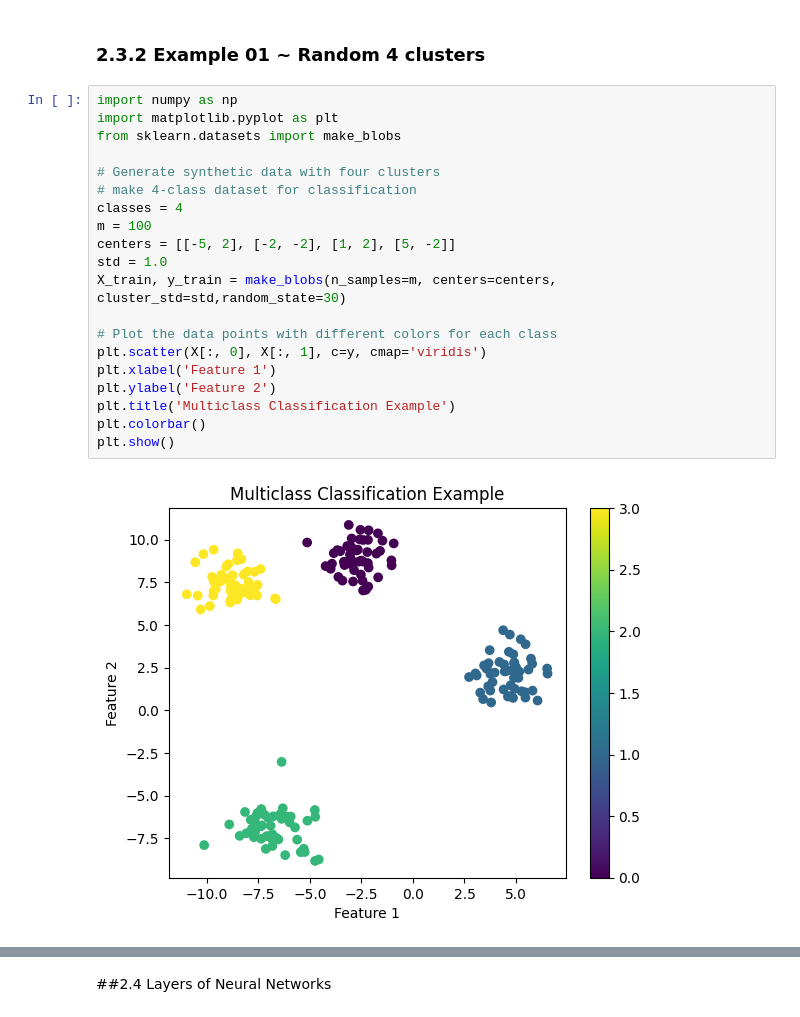
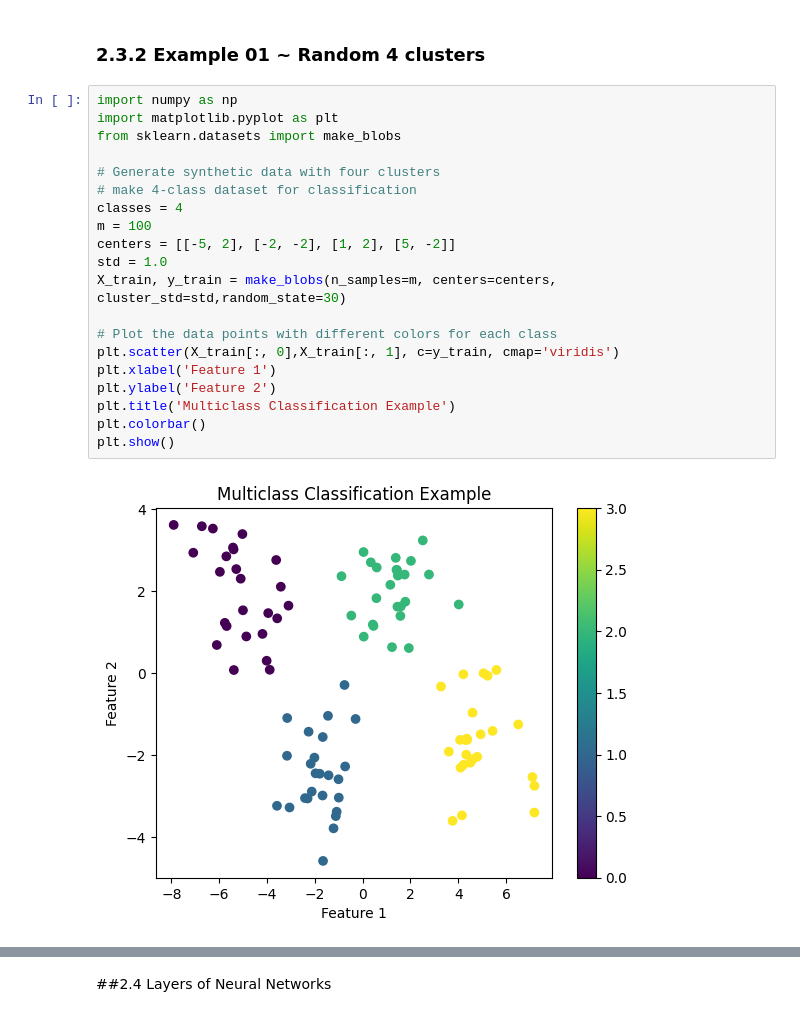
Before and after one commit to PandukaBandara99/ML-Books, a Jupyter notebook: 1 Macine Learning Specialization.ipynb, the cells around one changed output, grey strips where cells are left out. Cells and saved outputs as stored; diff of their text form.

```diff
--- a/1 Macine Learning Specialization.ipynb
+++ b/1 Macine Learning Specialization.ipynb
@@ -1790,25 +1792,25 @@ Where $m$ is the number of examples, $N$ is the number of outputs. This is the a
 # %%
 import numpy as np
 import matplotlib.pyplot as plt
 from sklearn.datasets import make_blobs
 
 # Generate synthetic data with four clusters
 # make 4-class dataset for classification
 classes = 4
 m = 100
 centers = [[-5, 2], [-2, -2], [1, 2], [5, -2]]
 std = 1.0
 X_train, y_train = make_blobs(n_samples=m, centers=centers, cluster_std=std,random_state=30)
 
 # Plot the data points with different colors for each class
-plt.scatter(X[:, 0], X[:, 1], c=y, cmap='viridis')
+plt.scatter(X_train[:, 0],X_train[:, 1], c=y_train, cmap='viridis')
 plt.xlabel('Feature 1')
 plt.ylabel('Feature 2')
 plt.title('Multiclass Classification Example')
 plt.colorbar()
 plt.show()
 # %% [output]
-[figure, old version]
+[figure, new version]
 # %%
 import tensorflow as tf
 from tensorflow.keras.models import Sequential
```
Also changed, not shown: parts of 13 cells of this notebook.
